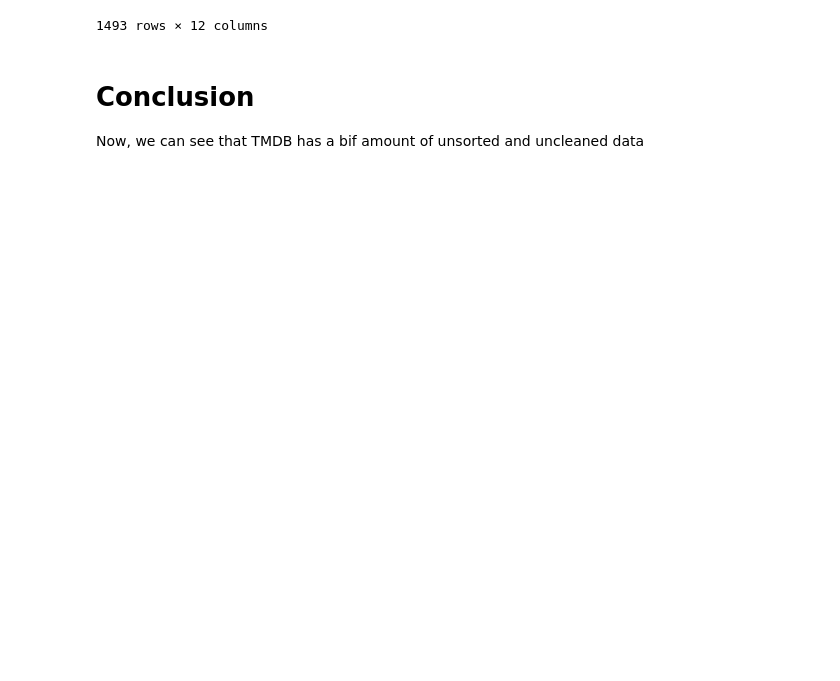
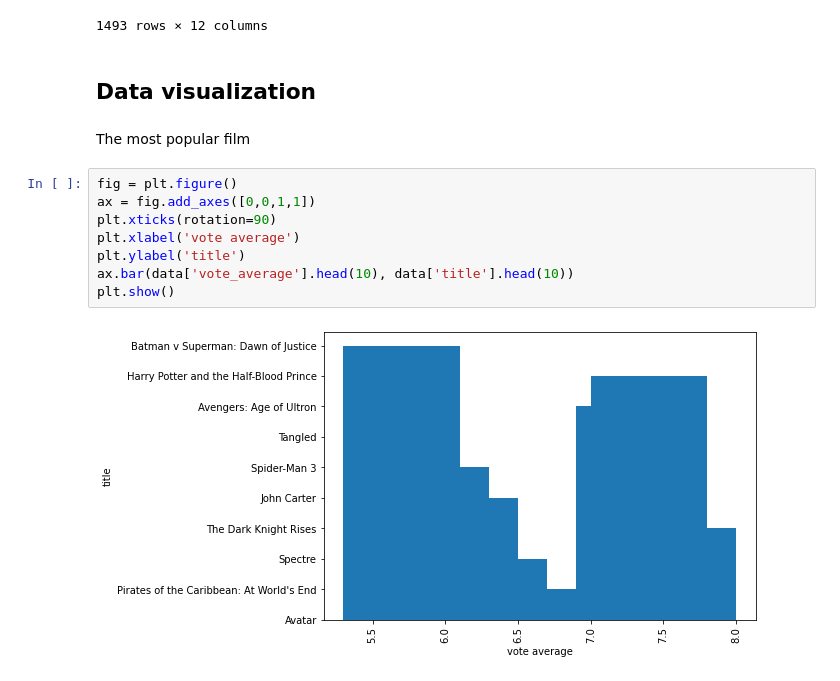
Before and after one commit to Adilkhan2/IDA, a Jupyter notebook: Project.ipynb, the cells around one changed output. Drawn from its saved outputs; the diff is of its cells as text; blank space fills up the shorter version.

```diff
--- a/Project.ipynb
+++ b/Project.ipynb
@@ -207,6 +213,17 @@ data.dropna() #Remove all rows with null value in any column
 | 4796 | 14337 | Primer | 2004-10-08 | What happens if it actually works? | 23.307949 | http://www.primermovie.com | 7000 | 77.0 | 6.9 | ... |
 | 4801 | 126186 | Shanghai Calling | 2012-05-03 | A New Yorker in Shanghai | 0.857008 | http://shanghaicalling.com/ | 0 | 98.0 | 5.7 | ... |
 1493 rows × 12 columns
-# %% [markdown]
-# Conclusion
-Now, we can see that TMDB has a bif amount of unsorted and uncleaned data
+# %% [markdown]
+## Data visualization
+# %% [markdown]
+The most popular film
+# %%
+fig = plt.figure()
+ax = fig.add_axes([0,0,1,1])
+plt.xticks(rotation=90)
+plt.xlabel('vote average')
+plt.ylabel('title')
+ax.bar(data['vote_average'].head(10), data['title'].head(10))
+plt.show()
+# %% [output]
+[figure, added]
```
Also changed, not shown: parts of 11 cells of this notebook.
